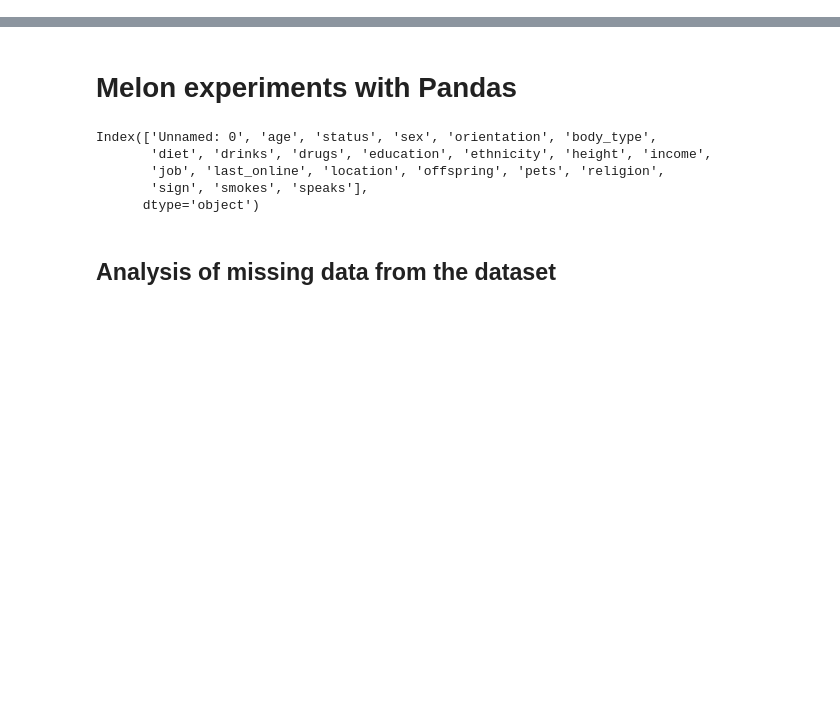
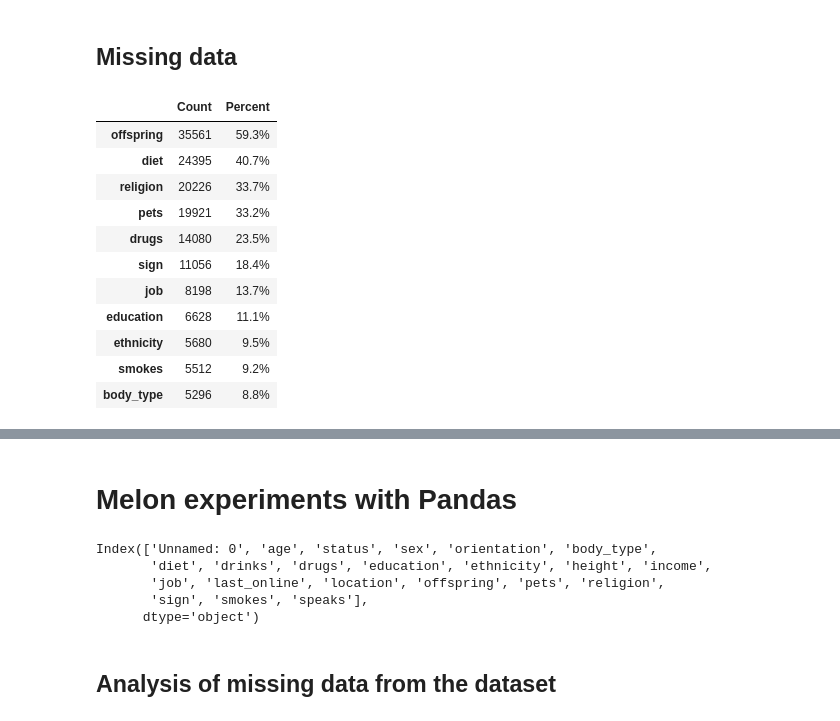
Before and after one commit to HR-Machine-Learning/HR_ML_Project1, a Jupyter notebook: src/01 Data analysis.ipynb, the cells around one changed output, grey strips where cells are left out. Cells and saved outputs as stored; diff of their text form; code cells hidden in the pictures; blank space fills up the shorter version.

```diff
--- a/src/01 Data analysis.ipynb
+++ b/src/01 Data analysis.ipynb
@@ -7,0 +41,25 @@ dataframe = pd.read_csv('../data/okcupid.csv')
+# %% [markdown]
+## Missing data
+# %%
+total_count = okcupid_profiles.isna().count()
+count_na = okcupid_profiles.isna().sum().sort_values(ascending = False)
+pct_na =(okcupid_profiles.isna().sum()/total_count).sort_values(ascending = False)
+
+pd.options.display.float_format = '{:.1%}'.format
+
+missing_data = pd.concat([count_na, pct_na], axis=1, keys=['Count', 'Percent'])
+# Only show columns with more than 5% missing data
+missing_data[missing_data['Percent']>=0.05].head(20)
+# %% [output]
+|  | Count | Percent |
+| offspring | 35561 | 59.3% |
+| diet | 24395 | 40.7% |
+| religion | 20226 | 33.7% |
+| pets | 19921 | 33.2% |
+| drugs | 14080 | 23.5% |
+| sign | 11056 | 18.4% |
+| job | 8198 | 13.7% |
+| education | 6628 | 11.1% |
+| ethnicity | 5680 | 9.5% |
+| smokes | 5512 | 9.2% |
+| body_type | 5296 | 8.8% |
```
Also changed, not shown: parts of 12 cells of this notebook.
